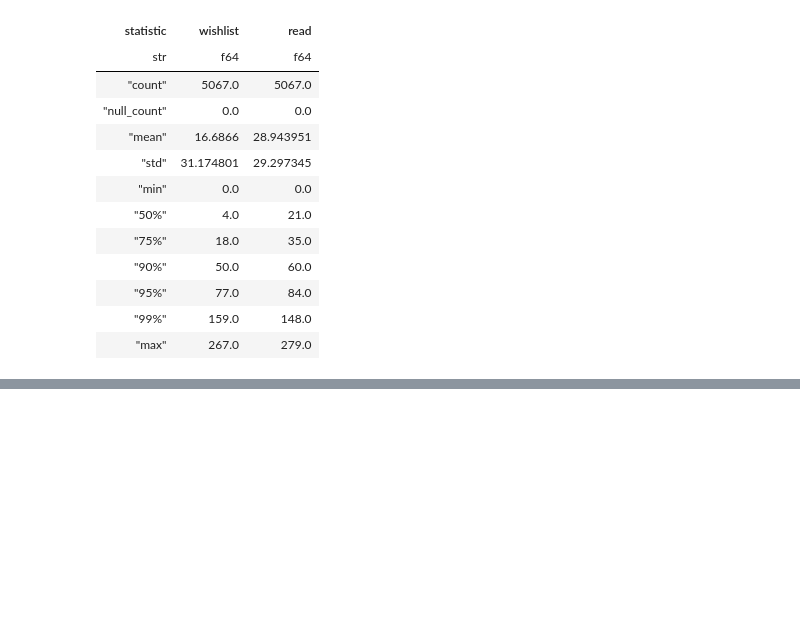
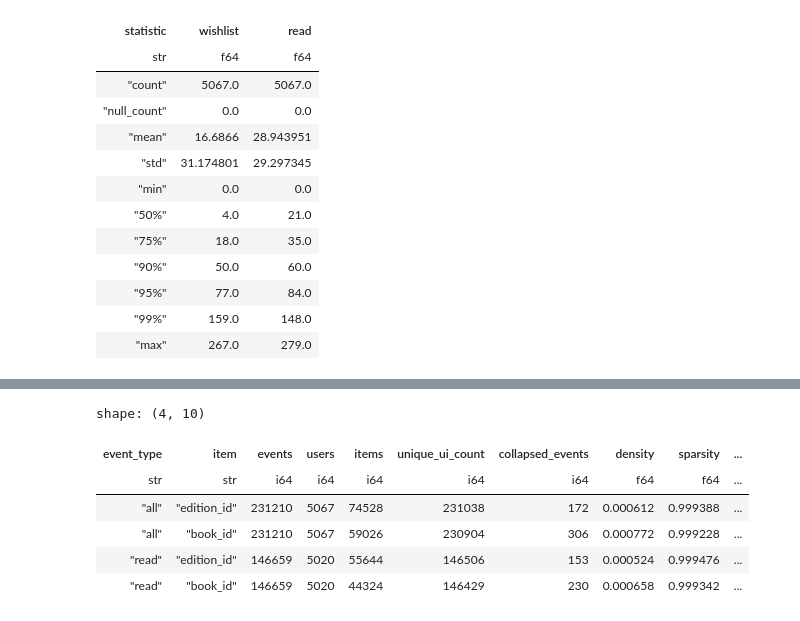
Before and after one commit to vshsch/recsys-hw1, a Jupyter notebook: experiments.ipynb, the cells around one changed output, grey strips where cells are left out. Cells and saved outputs as stored; diff of their text form; code cells hidden in the pictures; blank space fills up the shorter version.

```diff
--- a/experiments.ipynb
+++ b/experiments.ipynb
@@ -618,0 +767,41 @@ shape: (11, 3)
+# %%
+interactions_editions_books = interactions.join(
+    editions.select(["edition_id", "book_id"]),
+    on="edition_id",
+    how="left",
+)
+read_interactions_editions_books = interactions_editions_books.filter(pl.col("event_type") == 2)
+
+def item_comparison(df: pl.DataFrame, event_type: str, item: str) -> dict:
+    n_users = df["user_id"].n_unique()
+    n_items = df[item].n_unique()
+    n_pairs = df.select(
+        pl.struct(["user_id", item]).n_unique().alias("n_pairs")
+    ).item()
+    return {
+        "event_type": event_type,
+        "item": item,
+        "events": df.height,
+        "users": n_users,
+        "items": n_items,
+        "unique_ui_count": n_pairs,
+        "collapsed_events": df.height - n_pairs,
+        "density": n_pairs / (n_users * n_items),
+        "sparsity": 1 - n_pairs / (n_users * n_items),
+        "i2i_f64_gb": n_items**2 * 8 / 1024**3,
+    }
+edition_vs_book = pl.DataFrame([
+    item_comparison(interactions_editions_books, "all", "edition_id"),
+    item_comparison(interactions_editions_books, "all", "book_id"),
+    item_comparison(read_interactions_editions_books, "read", "edition_id"),
+    item_comparison(read_interactions_editions_books, "read", "book_id"),
+])
+edition_vs_book
+# %% [output]
+shape: (4, 10)
+| event_type | item | events | users | items | unique_ui_count | collapsed_events | density | sparsity | ... |
+| str | str | i64 | i64 | i64 | i64 | i64 | f64 | f64 | ... |
+| "all" | "edition_id" | 231210 | 5067 | 74528 | 231038 | 172 | 0.000612 | 0.999388 | ... |
+| "all" | "book_id" | 231210 | 5067 | 59026 | 230904 | 306 | 0.000772 | 0.999228 | ... |
+| "read" | "edition_id" | 146659 | 5020 | 55644 | 146506 | 153 | 0.000524 | 0.999476 | ... |
+| "read" | "book_id" | 146659 | 5020 | 44324 | 146429 | 230 | 0.000658 | 0.999342 | ... |
```
Also changed, not shown: parts of 23 cells of this notebook, 2 other files.
